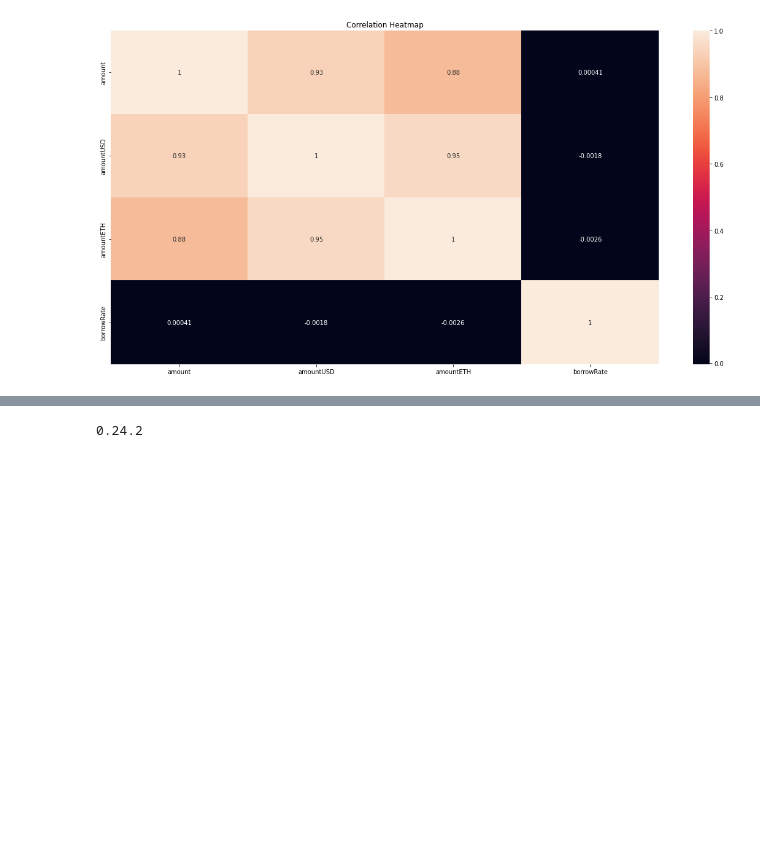
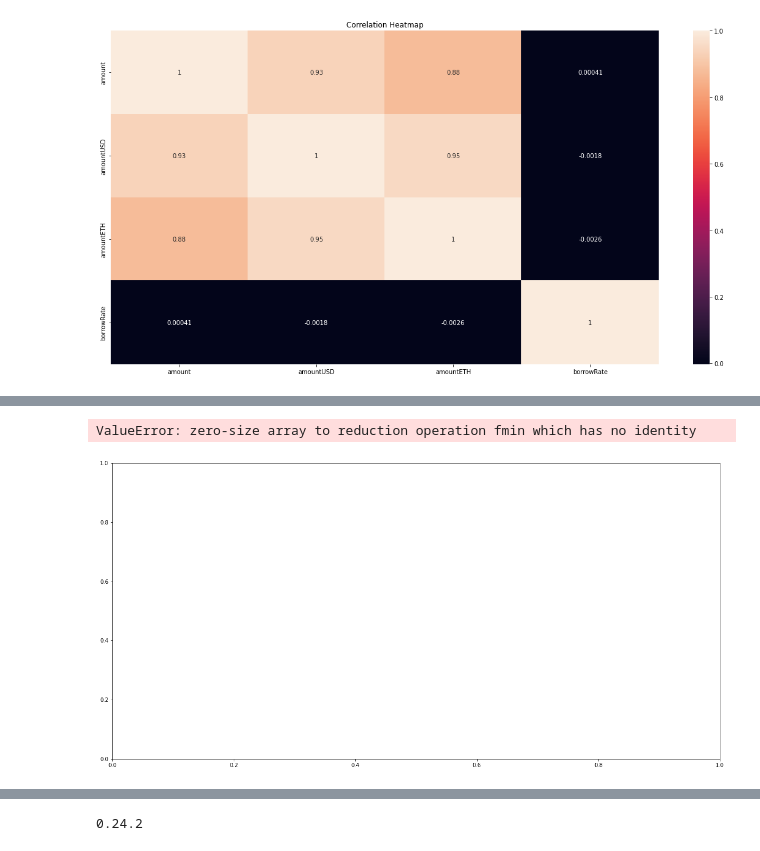
Before and after one commit to 2281469043/DeFi-Analysis, a Jupyter notebook: src/avilez/update5.ipynb, the cells around one changed output, grey strips where cells are left out. Saved outputs shown, nothing was run; the diff lists cells and outputs as text; code cells hidden in the pictures; blank space fills up the shorter version.

Commit message:
Ran into errors when attempting corr heatmap
Errors occur when running heatmap for collateral and deposit

```diff
--- a/src/avilez/update5.ipynb
+++ b/src/avilez/update5.ipynb
@@ -184,6 +184,14 @@ collateral.head()
 | 1970-01-01 00:00:01.606836949 | collateral | 0xdad4c11e8cc6a5c37808d3b31b3b284... | Jalen Mitchell | 0xb53c1a33016b2dc2ff3653530bff184... | WETH | False | True | V2 | Mainnet |
 | 1970-01-01 00:00:01.606837339 | collateral | 0xdad4c11e8cc6a5c37808d3b31b3b284... | Jalen Mitchell | 0xb53c1a33016b2dc2ff3653530bff184... | WETH | True | False | V2 | Mainnet |
 | 1970-01-01 00:00:01.606837339 | collateral | 0xdcd33426ba191383f1c9b431a342498... | Madison Lira-Chacon | 0xb53c1a33016b2dc2ff3653530bff184... | WETH | False | True | V2 | Mainnet |
+# %%
+corrC = collateral.corr()
+sns.heatmap(corrC, annot=True, ax=plt.subplots(figsize=(20, 10))[1])
+plt.title('Correlation Heatmap')
+plt.show()
+# %% [output]
+ValueError: zero-size array to reduction operation fmin which has no identity
+[figure, added]
 # %%
 deposit.head()
 # %% [output]
```
Also changed, not shown: parts of 2 cells of this notebook.
